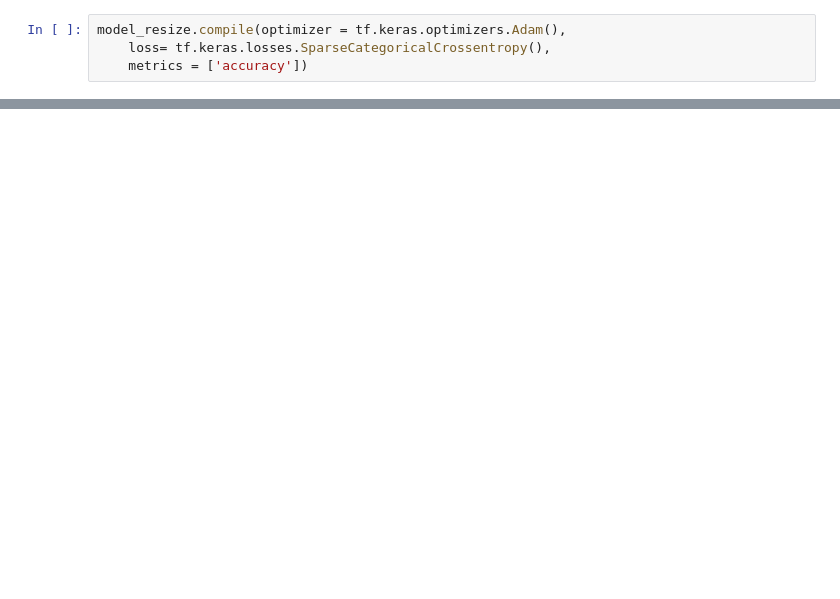
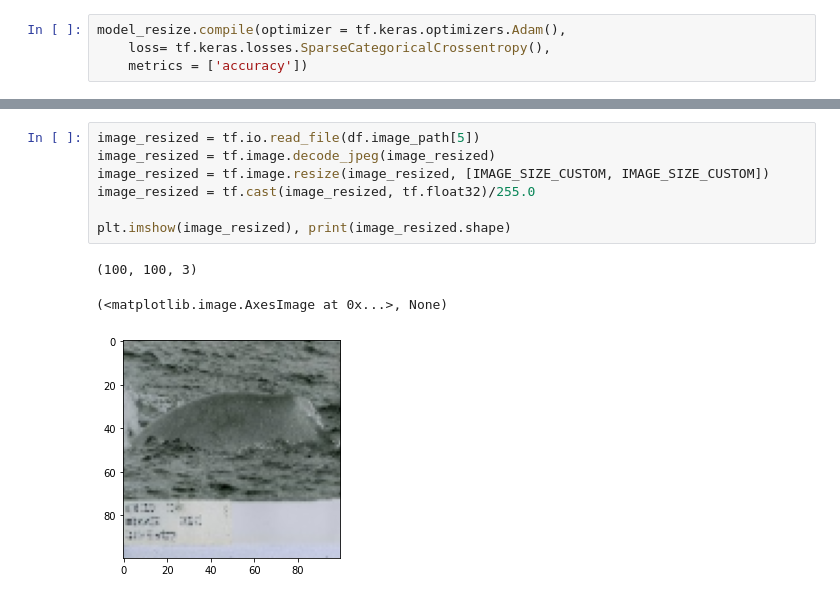
Before and after one commit to piyumaha12/Happy_Whale_Kaggle, a Jupyter notebook: happy-whale-on-reduced-size-image.ipynb, the cells around one changed output, grey strips where cells are left out. Drawn from its saved outputs; the diff is of its cells as text; blank space fills up the shorter version.

```diff
--- a/happy-whale-on-reduced-size-image.ipynb
+++ b/happy-whale-on-reduced-size-image.ipynb
@@ -362,0 +539,11 @@ model_resize.fit(two_input_ds, epochs = 2)
+# %%
+image_resized = tf.io.read_file(df.image_path[5])
+image_resized = tf.image.decode_jpeg(image_resized)
+image_resized = tf.image.resize(image_resized, [IMAGE_SIZE_CUSTOM, IMAGE_SIZE_CUSTOM])
+image_resized = tf.cast(image_resized, tf.float32)/255.0
+
+plt.imshow(image_resized), print(image_resized.shape)
+# %% [output]
+(100, 100, 3)
+(<matplotlib.image.AxesImage at 0x...>, None)
+[figure, added]
```
Also changed, not shown: parts of 42 cells of this notebook.
